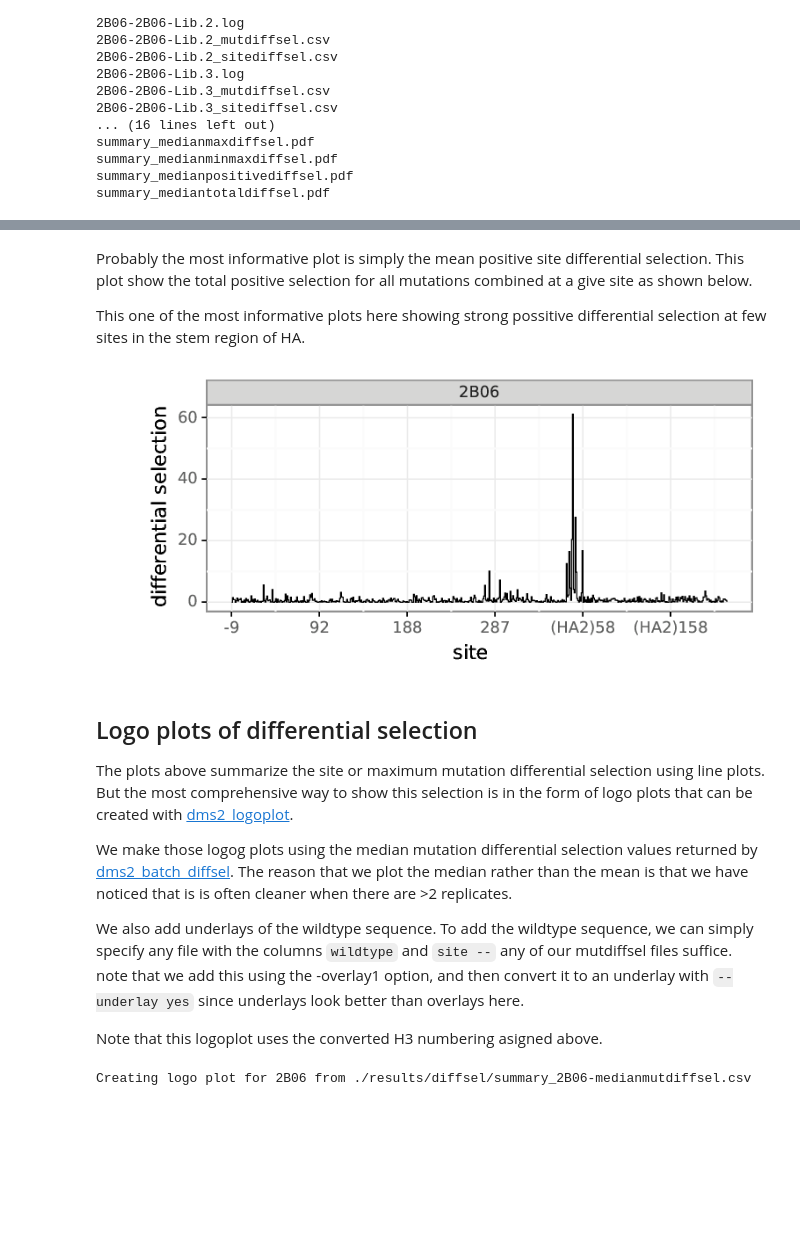
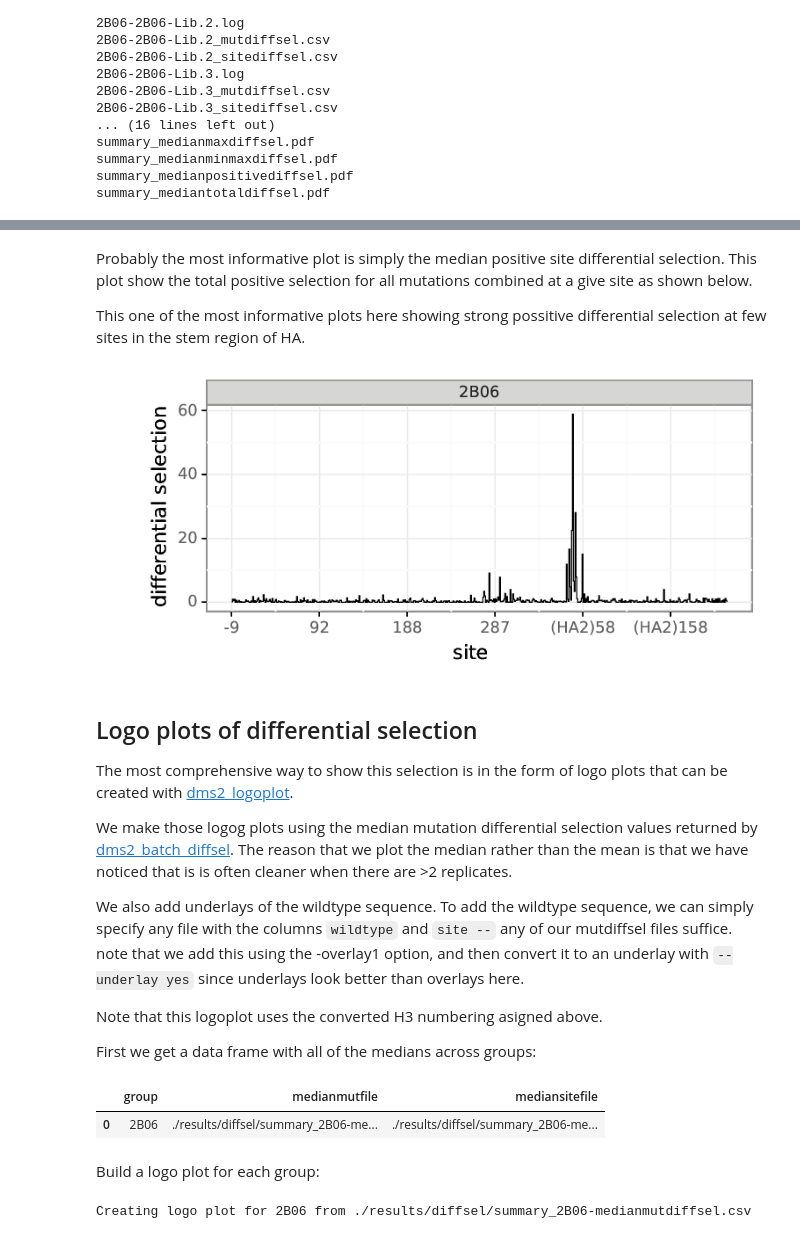
Before and after one commit to jbloomlab/2B06_DMS, a Jupyter notebook: analysis_notebook.ipynb, the cells around one changed output, grey strips where cells are left out. Cells and saved outputs as stored; diff of their text form; code cells hidden in the pictures; blank space fills up the shorter version.

```diff
--- a/analysis_notebook.ipynb
+++ b/analysis_notebook.ipynb
@@ -298,18 +301,33 @@ positivesitediffsel correlations:
 # %% [markdown]
-Probably the most informative plot is simply the mean positive site differential selection. This plot show the total positive selection for all mutations combined at a give site as shown below.
+Probably the most informative plot is simply the median positive site differential selection. This plot show the total positive selection for all mutations combined at a give site as shown below.
 
 This one of the most informative plots here showing strong possitive differential selection at few sites in the stem region of HA.
 # %%
-showPDF(diffselprefix + 'meanpositivediffsel.pdf', width=800)
+showPDF(diffselprefix + 'medianpositivediffsel.pdf', width=800)
 # %% [output]
-[figure, old version]
+[figure, new version]
 # %% [markdown]
 ## Logo plots of differential selection
-The plots above summarize the site or maximum mutation differential selection using line plots. But the most comprehensive way to show this selection is in the form of logo plots that can be created with [dms2_logoplot](https://jbloomlab.github.io/dms_tools2/dms2_logoplot.html).
+The most comprehensive way to show this selection is in the form of logo plots that can be created with [dms2_logoplot](https://jbloomlab.github.io/dms_tools2/dms2_logoplot.html).
 
 We make those logog plots using the median mutation differential selection values returned by [dms2_batch_diffsel](https://jbloomlab.github.io/dms_tools2/dms2_batch_diffsel.html). The reason that we plot the median rather than the mean is that we have noticed that is is often cleaner when there are >2 replicates.
 
 We also add underlays of the wildtype sequence. To add the wildtype sequence, we can simply specify any file with the columns `wildtype` and `site --` any of our mutdiffsel files suffice. note that we add this using the -overlay1 option, and then convert it to an underlay with `--underlay yes` since underlays look better than overlays here.
 
 Note that this logoplot uses the converted H3 numbering asigned above.
+
+First we get a data frame with all of the medians across groups:
+# %%
+median_files = (diffselbatch[['group']]
+                .drop_duplicates()
+                .assign(medianmutfile=lambda x: diffselprefix + x['group'] + '-medianmutdiffsel.csv',
+                        mediansitefile=lambda x: diffselprefix + x['group'] + '-mediansitediffsel.csv')
+                )
+
+median_files
+# %% [output]
+|  | group | medianmutfile | mediansitefile |
+| 0 | 2B06 | ./results/diffsel/summary_2B06-me... | ./results/diffsel/summary_2B06-me... |
+# %% [markdown]
+Build a logo plot for each group:
 # %%
```
Also changed, not shown: parts of 31 cells of this notebook.
